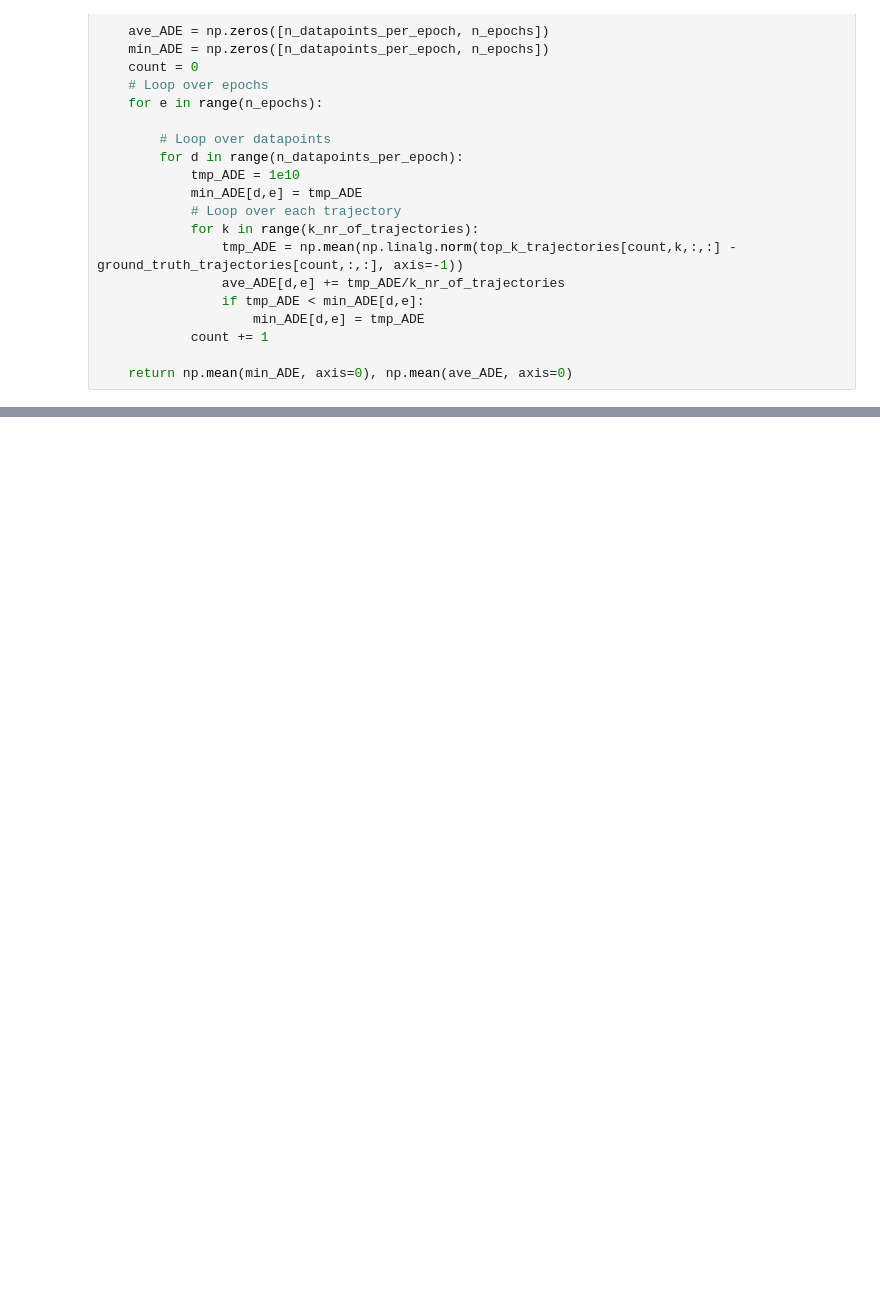
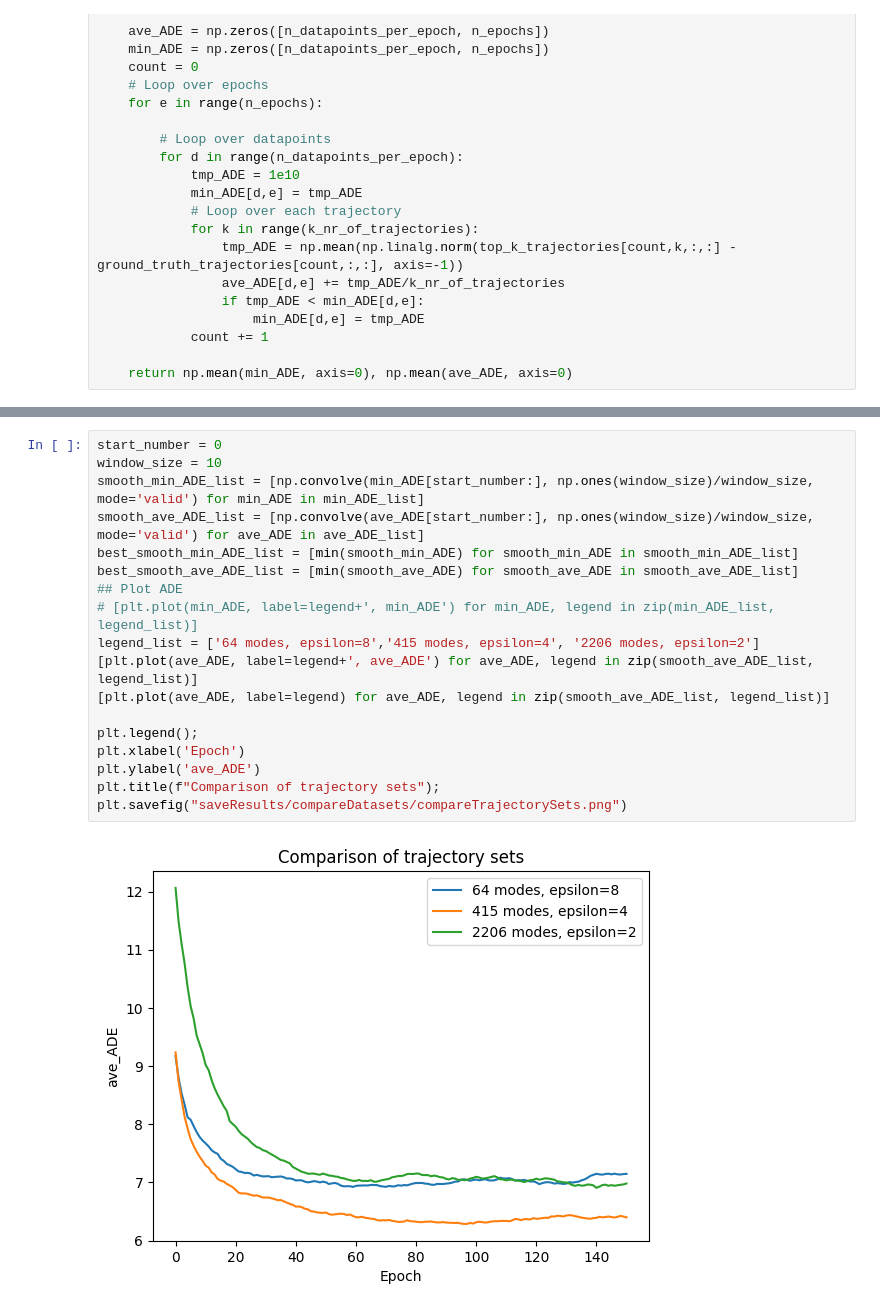
Before and after one commit to dolander1/nuscenes_dolander1, a Jupyter notebook: python-sdk/tutorials/DanielNotebook.ipynb, the cells around one changed output, grey strips where cells are left out. Drawn from its saved outputs; the diff is of its cells as text; blank space fills up the shorter version.

```diff
--- a/python-sdk/tutorials/DanielNotebook.ipynb
+++ b/python-sdk/tutorials/DanielNotebook.ipynb
@@ -313,2 +304,22 @@ ave_ADE_list[0][-1] = 6.926532105309618
+# %%
+start_number = 0
+window_size = 10
+smooth_min_ADE_list = [np.convolve(min_ADE[start_number:], np.ones(window_size)/window_size, mode='valid') for min_ADE in min_ADE_list]
+smooth_ave_ADE_list = [np.convolve(ave_ADE[start_number:], np.ones(window_size)/window_size, mode='valid') for ave_ADE in ave_ADE_list]
+best_smooth_min_ADE_list = [min(smooth_min_ADE) for smooth_min_ADE in smooth_min_ADE_list]
+best_smooth_ave_ADE_list = [min(smooth_ave_ADE) for smooth_ave_ADE in smooth_ave_ADE_list]
+## Plot ADE
+# [plt.plot(min_ADE, label=legend+', min_ADE') for min_ADE, legend in zip(min_ADE_list, legend_list)]
+legend_list = ['64 modes, epsilon=8','415 modes, epsilon=4', '2206 modes, epsilon=2']
+[plt.plot(ave_ADE, label=legend+', ave_ADE') for ave_ADE, legend in zip(smooth_ave_ADE_list, legend_list)]
+[plt.plot(ave_ADE, label=legend) for ave_ADE, legend in zip(smooth_ave_ADE_list, legend_list)]
+
+plt.legend();
+plt.xlabel('Epoch')
+plt.ylabel('ave_ADE')
+plt.title(f"Comparison of trajectory sets");
+plt.savefig("saveResults/compareDatasets/compareTrajectorySets.png")
+# %% [output]
+[figure, added]
 # %%
 # OLD logits
```
Also changed, not shown: parts of 6 cells of this notebook, 13 other files.
